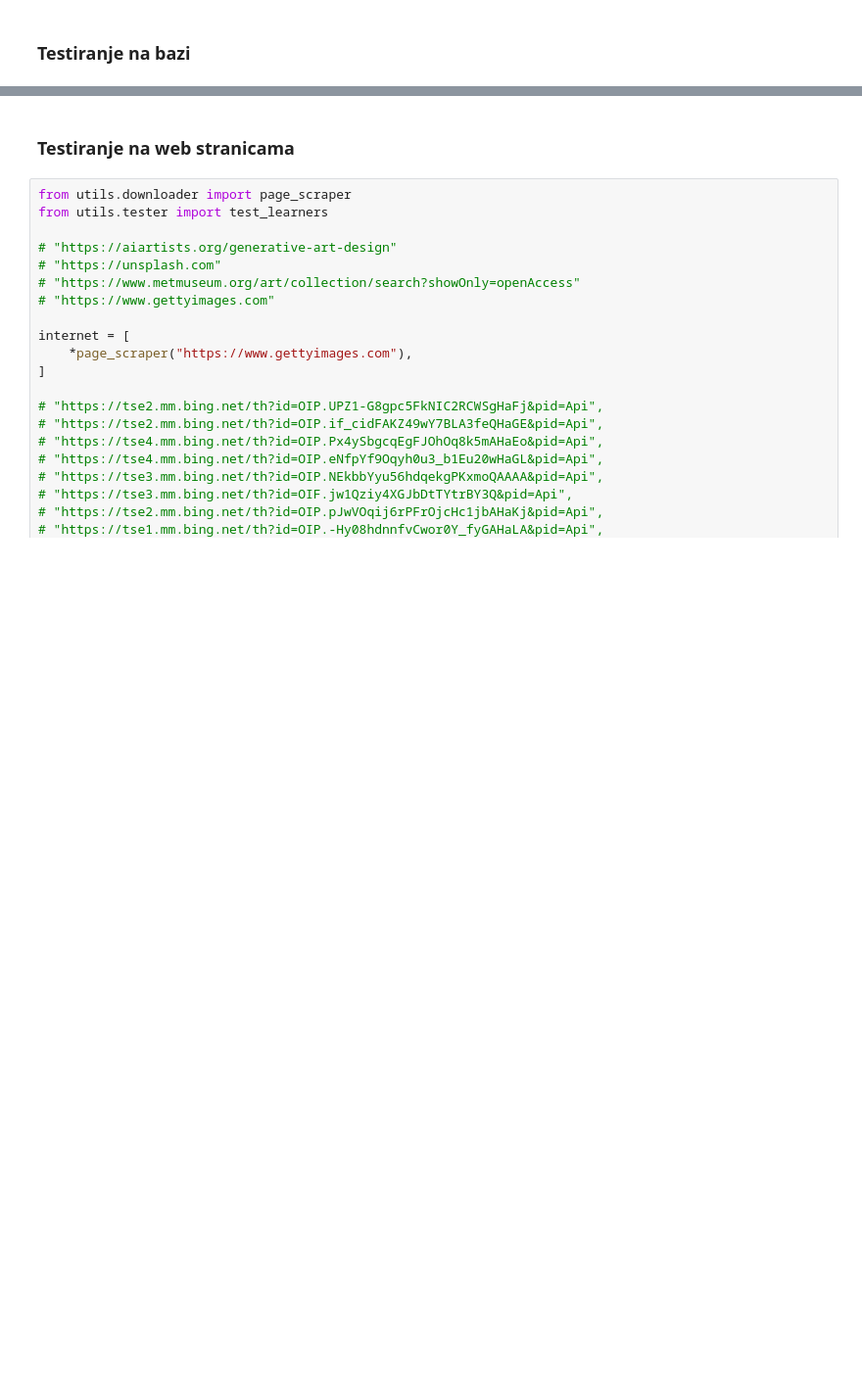
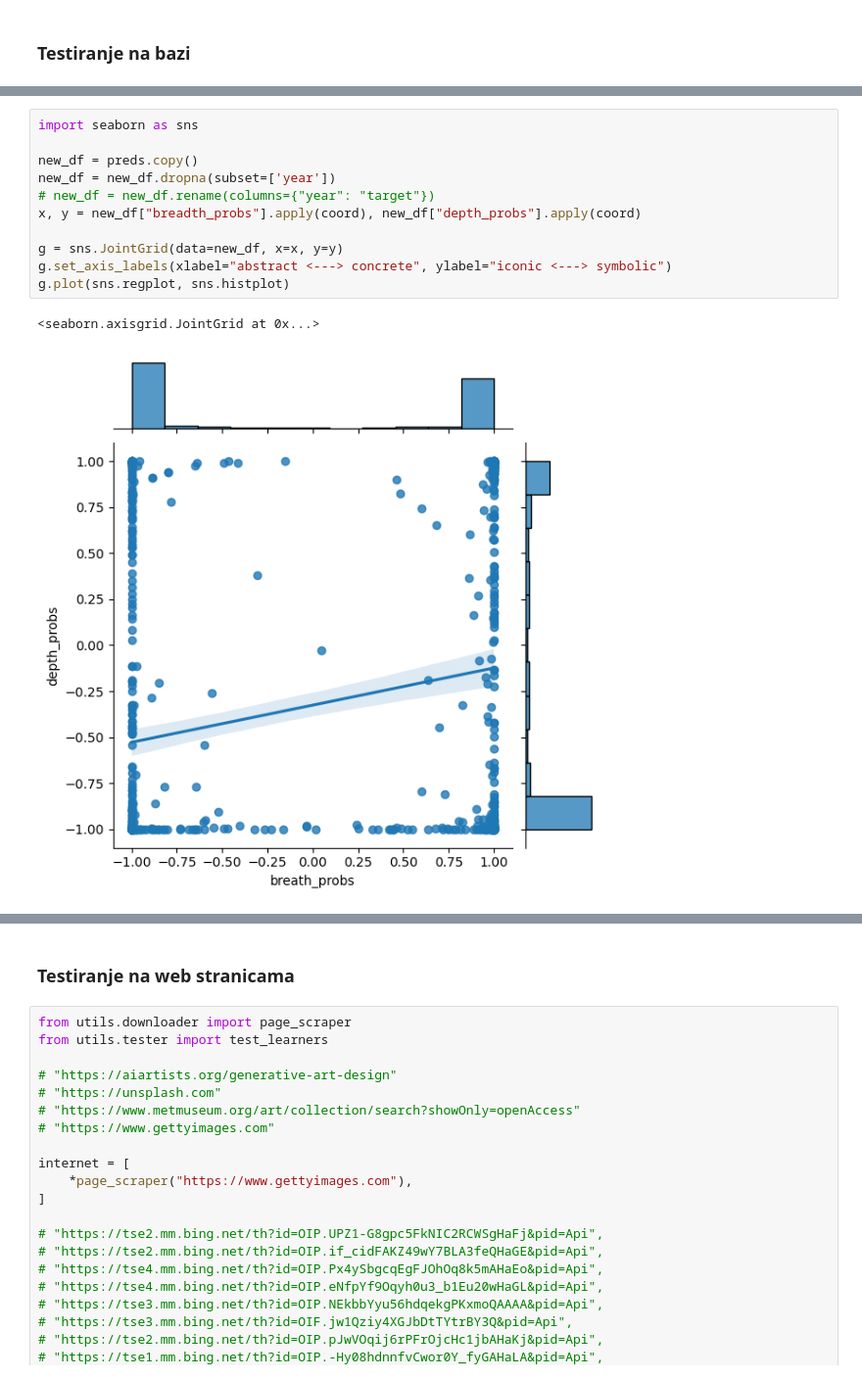
Before and after one commit to Trpquo/art_critic, a Jupyter notebook: 4_tester.ipynb, the cells around one changed output, grey strips where cells are left out. Shown at 98% size. Drawn from its saved outputs; the diff is of its cells as text; blank space fills up the shorter version.

```diff
--- a/4_tester.ipynb
+++ b/4_tester.ipynb
@@ -97,0 +168,14 @@ model_predictions[list(model_predictions.keys())[0]].sample(3)
+# %%
+import seaborn as sns
+
+new_df = preds.copy()
+new_df = new_df.dropna(subset=['year'])
+# new_df = new_df.rename(columns={"year": "target"})
+x, y = new_df["breadth_probs"].apply(coord), new_df["depth_probs"].apply(coord)
+
+g = sns.JointGrid(data=new_df, x=x, y=y)
+g.set_axis_labels(xlabel="abstract <---> concrete", ylabel="iconic <---> symbolic")
+g.plot(sns.regplot, sns.histplot)
+# %% [output]
+<seaborn.axisgrid.JointGrid at 0x...>
+[figure, added]
```
Also changed, not shown: parts of 11 cells of this notebook, 25 other files.
